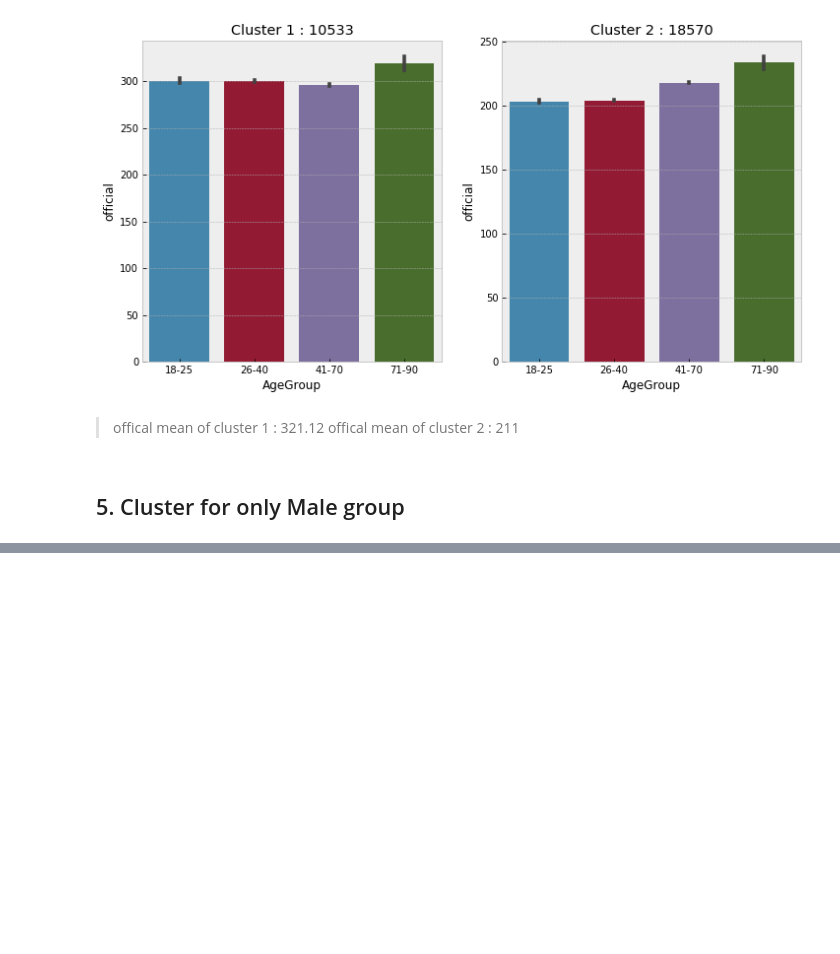
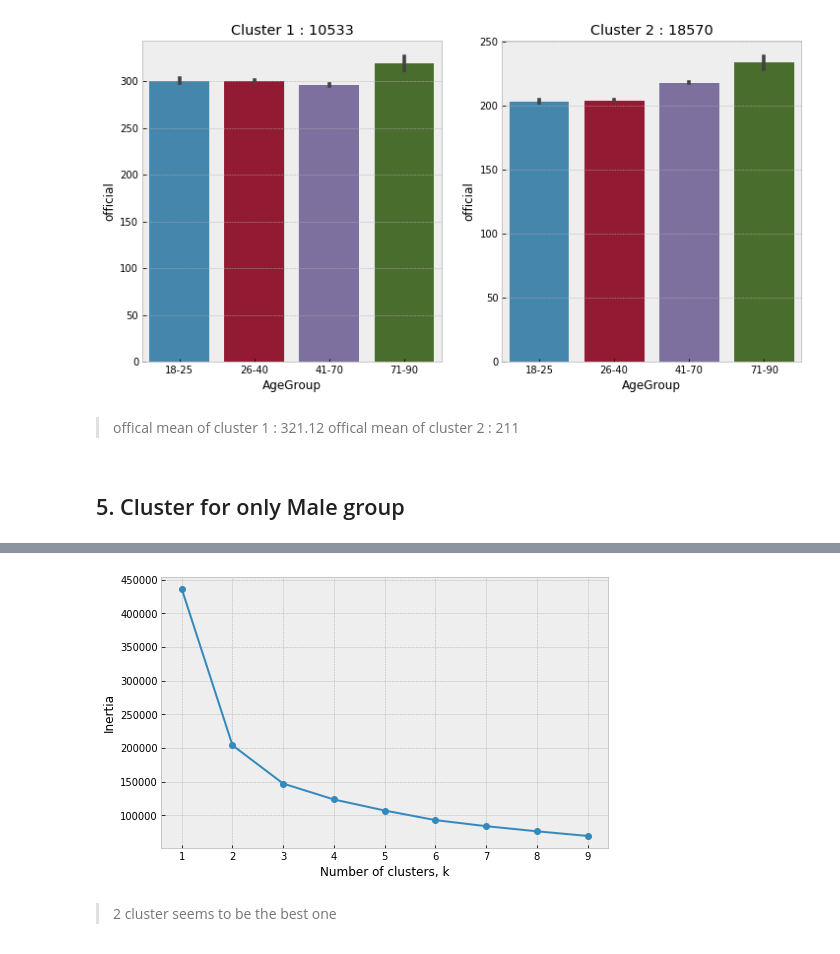
Before and after one commit to uml4/machine_learning_course, a Jupyter notebook: Boston Marathon project/Boston Marathon project.ipynb, the cells around one changed output, grey strips where cells are left out. Drawn from its saved outputs; the diff is of its cells as text; code cells hidden in the pictures; blank space fills up the shorter version.

Commit message:
add clusters for male and female group

```diff
--- a/Boston Marathon project/Boston Marathon project.ipynb
+++ b/Boston Marathon project/Boston Marathon project.ipynb
@@ -660,3 +676,12 @@ Text(0.5, 1.0, 'Cluster 2 : 18570')
 >  offical mean of cluster 2 : 211
 # %% [markdown]
 ## 5. Cluster for only Male group
+# %%
+male_data = data.loc[data['gender_enc'] == 0]
+# %%
+male_data_scaled = StandardScaler().fit_transform(male_data)
+male_data_scaled = pd.DataFrame(male_data_scaled, columns = male_data.columns)
+# %%
+pca = PCA(n_components=2, random_state=123)
+male_data_pca = pca.fit_transform(male_data_scaled)
+print('Shape of the new Data pca: ' + str(male_data_pca.shape))
@@ -662,0 +701,6 @@ Text(0.5, 1.0, 'Cluster 2 : 18570')
+# %%
+investigate_ellbow(male_data_pca,1,10)
+# %% [output]
+[figure, added]
+# %% [markdown]
+> 2 cluster seems to be the best one
```
Also changed, not shown: parts of 20 cells of this notebook.
